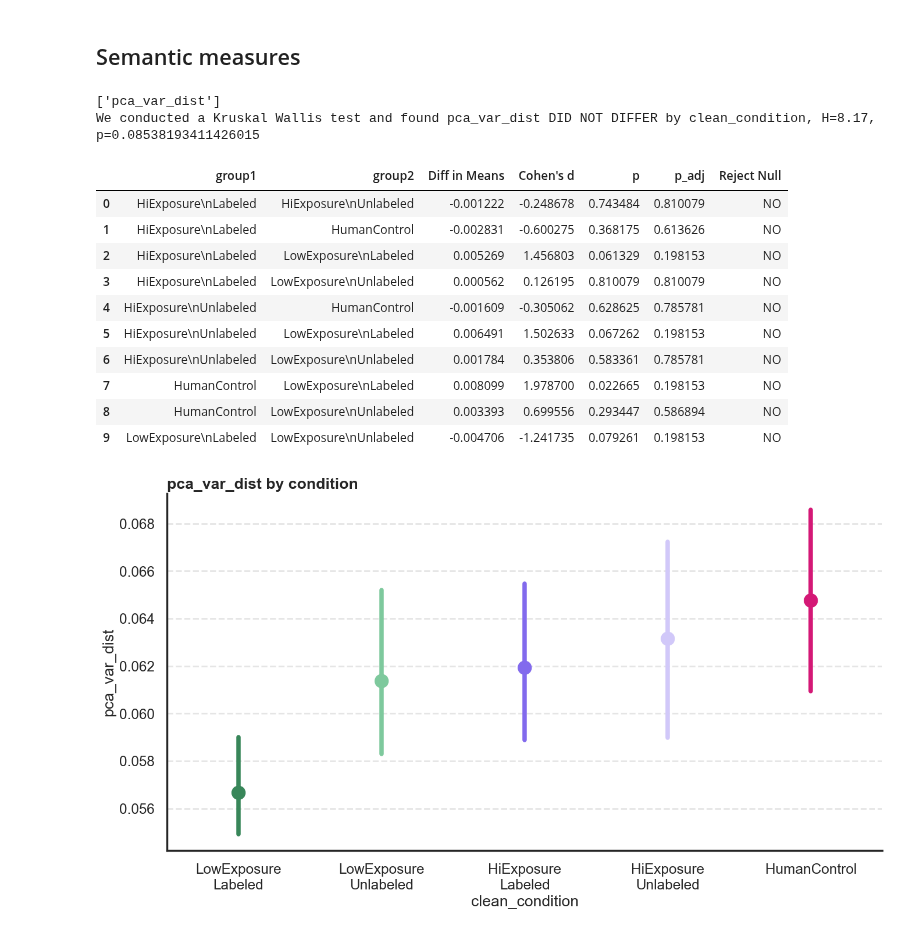
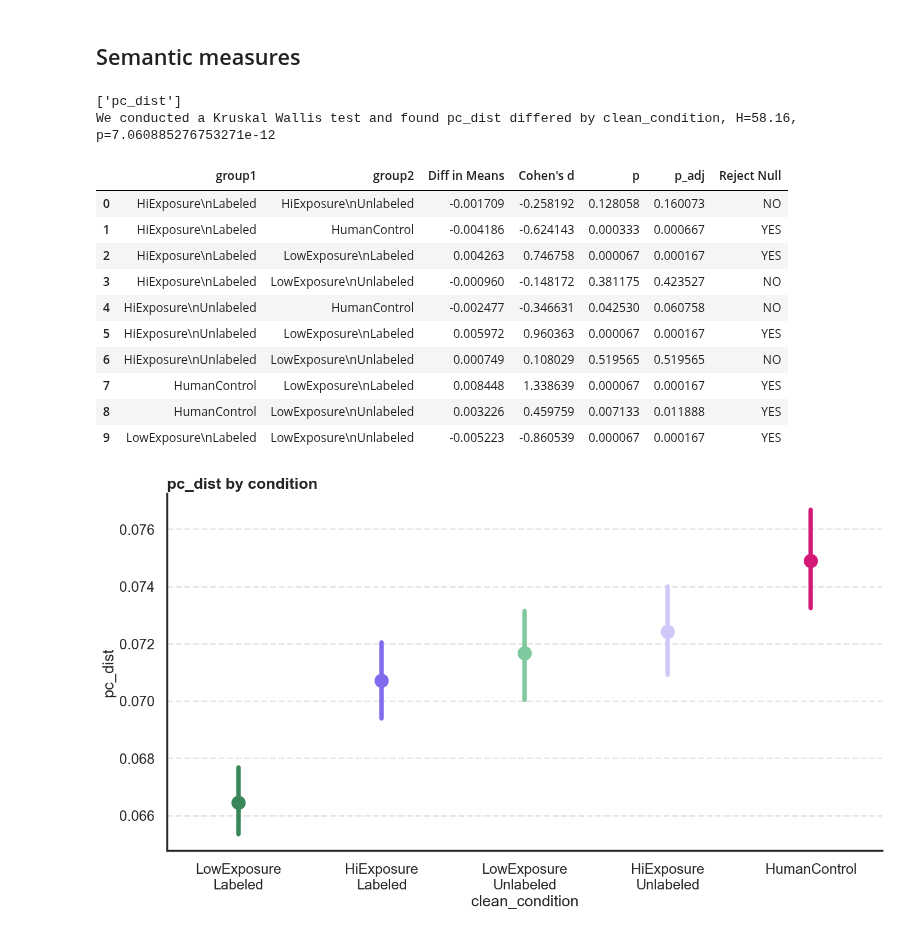
Before and after one commit to josh-ashkinaze/net_create, a Jupyter notebook: scripts/analyze_experiment/diversity_metrics.ipynb, the cells around one changed output. Cells and saved outputs as stored; diff of their text form; code cells hidden in the pictures.

```diff
--- a/scripts/analyze_experiment/diversity_metrics.ipynb
+++ b/scripts/analyze_experiment/diversity_metrics.ipynb
@@ -439,33 +491,44 @@ We conducted a Kruskal Wallis test and found number_concepts_per_item_dist diffe
 [figure]
 # %% [markdown]
 ## Semantic measures
-# %%
-from sklearn.decomposition import PCA
-from sklearn.preprocessing import StandardScaler
-
-def pca_variance(vectors):
-    scaler = StandardScaler()
-    vectors_scaled = scaler.fit_transform(vectors)
-    pca = PCA(n_components=1)
-    pca.fit(vectors_scaled)
-    explained_variance_ratio = pca.explained_variance_ratio_
-    return explained_variance_ratio[0]
-condition_ideas = df.groupby(by=['clean_condition', 'condition', 'item'])['response_text'].apply(lambda x: list(x)).reset_index()
-condition_ideas['vectors'] = condition_ideas['response_text'].apply(lambda x: np.vstack([idea2vec[i] for i in x]))
-condition_ideas['pca_var_dist'] = condition_ideas['vectors'].apply(lambda x: pca_variance(x))
-process_metrics(condition_ideas, how='perm', paired=True)
-# %% [output]
-['pca_var_dist']
-We conducted a Kruskal Wallis test and found pca_var_dist DID NOT DIFFER by clean_condition, H=8.17, p=0.08538193411426015
-|  | group1 | group2 | Diff in Means | Cohen's d | p | p_adj | Reject Null |
-| 0 | HiExposure\nLabeled | HiExposure\nUnlabeled | -0.001222 | -0.248678 | 0.743484 | 0.810079 | NO |
-| 1 | HiExposure\nLabeled | HumanControl | -0.002831 | -0.600275 | 0.368175 | 0.613626 | NO |
-| 2 | HiExposure\nLabeled | LowExposure\nLabeled | 0.005269 | 1.456803 | 0.061329 | 0.198153 | NO |
-| 3 | HiExposure\nLabeled | LowExposure\nUnlabeled | 0.000562 | 0.126195 | 0.810079 | 0.810079 | NO |
-| 4 | HiExposure\nUnlabeled | HumanControl | -0.001609 | -0.305062 | 0.628625 | 0.785781 | NO |
-| 5 | HiExposure\nUnlabeled | LowExposure\nLabeled | 0.006491 | 1.502633 | 0.067262 | 0.198153 | NO |
-| 6 | HiExposure\nUnlabeled | LowExposure\nUnlabeled | 0.001784 | 0.353806 | 0.583361 | 0.785781 | NO |
-| 7 | HumanControl | LowExposure\nLabeled | 0.008099 | 1.978700 | 0.022665 | 0.198153 | NO |
-| 8 | HumanControl | LowExposure\nUnlabeled | 0.003393 | 0.699556 | 0.293447 | 0.586894 | NO |
-| 9 | LowExposure\nLabeled | LowExposure\nUnlabeled | -0.004706 | -1.241735 | 0.079261 | 0.198153 | NO |
-[figure, removed]
+# %%
+from joblib import Parallel, delayed
+
+def calculate_pca_variance(vecs, n_splits):
+    vec_df = pd.DataFrame(vecs)
+    kfold = KFold(n_splits=n_splits, shuffle=True, random_state=n_splits)
+    results = []
+    for fold, (train_index, test_index) in enumerate(kfold.split(vec_df)):
+        train_df = vec_df.iloc[train_index]
+        pca = PCA(n_components=1)
+        pca.fit(train_df)
+        explained_variance = pca.explained_variance_ratio_[0]
+        results.append(explained_variance)
+    return results
+
+def process_iteration(n_splits, df):
+    condition_ideas = df.groupby(by=['clean_condition', 'condition', 'item'])['response_text'].apply(lambda x: list(x)).reset_index()
+    condition_ideas['vectors'] = condition_ideas['response_text'].apply(lambda x: np.vstack([idea2vec[i] for i in x]))
+    condition_ideas['pc_dist'] = condition_ideas['vectors'].apply(lambda x: calculate_pca_variance(x, n_splits))
+    condition_ideas = condition_ideas.explode('pc_dist')
+    return condition_ideas
+
+# Run the iterations in parallel using joblib
+pca_results = Parallel(n_jobs=-1)(delayed(process_iteration)(n_splits, df) for n_splits in range(2,6))
+pca_df = pd.concat(pca_results)
+process_metrics(pca_df, how='perm', paired=True)
+# %% [output]
+['pc_dist']
+We conducted a Kruskal Wallis test and found pc_dist differed by clean_condition, H=58.16, p=7.060885276753271e-12
+|  | group1 | group2 | Diff in Means | Cohen's d | p | p_adj | Reject Null |
+| 0 | HiExposure\nLabeled | HiExposure\nUnlabeled | -0.001709 | -0.258192 | 0.128058 | 0.160073 | NO |
+| 1 | HiExposure\nLabeled | HumanControl | -0.004186 | -0.624143 | 0.000333 | 0.000667 | YES |
+| 2 | HiExposure\nLabeled | LowExposure\nLabeled | 0.004263 | 0.746758 | 0.000067 | 0.000167 | YES |
+| 3 | HiExposure\nLabeled | LowExposure\nUnlabeled | -0.000960 | -0.148172 | 0.381175 | 0.423527 | NO |
+| 4 | HiExposure\nUnlabeled | HumanControl | -0.002477 | -0.346631 | 0.042530 | 0.060758 | NO |
+| 5 | HiExposure\nUnlabeled | LowExposure\nLabeled | 0.005972 | 0.960363 | 0.000067 | 0.000167 | YES |
+| 6 | HiExposure\nUnlabeled | LowExposure\nUnlabeled | 0.000749 | 0.108029 | 0.519565 | 0.519565 | NO |
+| 7 | HumanControl | LowExposure\nLabeled | 0.008448 | 1.338639 | 0.000067 | 0.000167 | YES |
+| 8 | HumanControl | LowExposure\nUnlabeled | 0.003226 | 0.459759 | 0.007133 | 0.011888 | YES |
+| 9 | LowExposure\nLabeled | LowExposure\nUnlabeled | -0.005223 | -0.860539 | 0.000067 | 0.000167 | YES |
+[figure, added]
```
Also changed, not shown: parts of 7 cells of this notebook.
